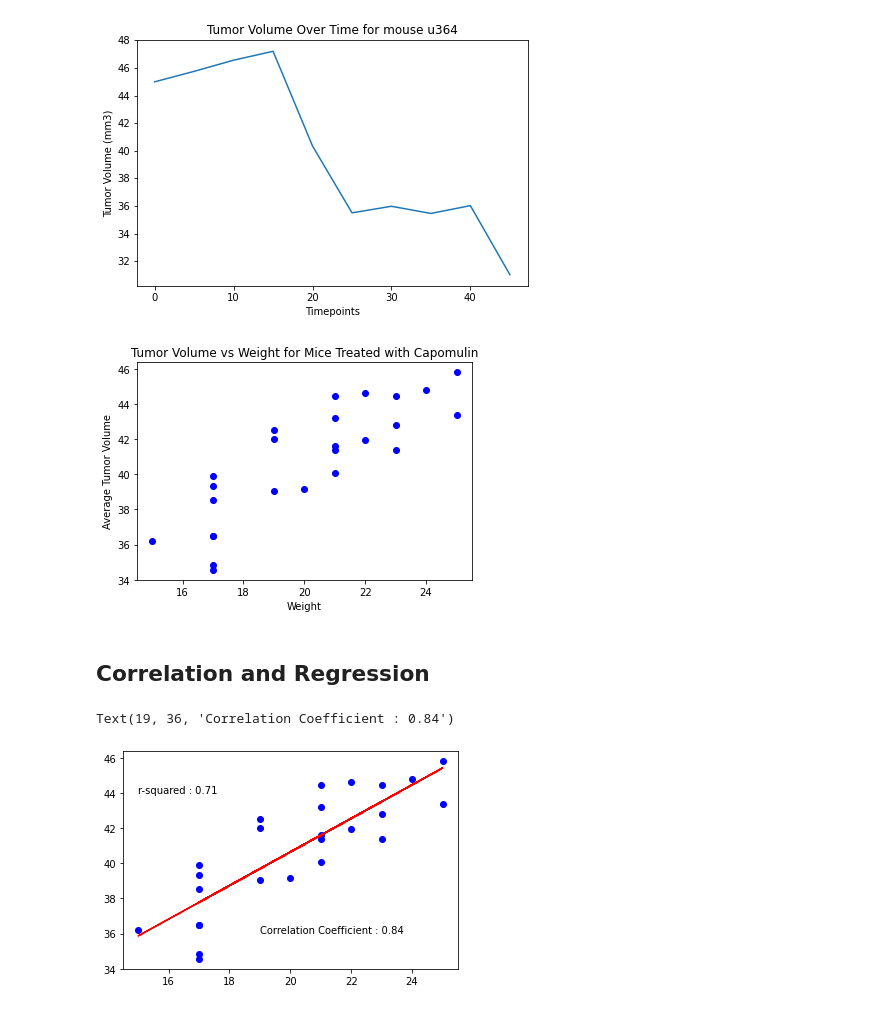
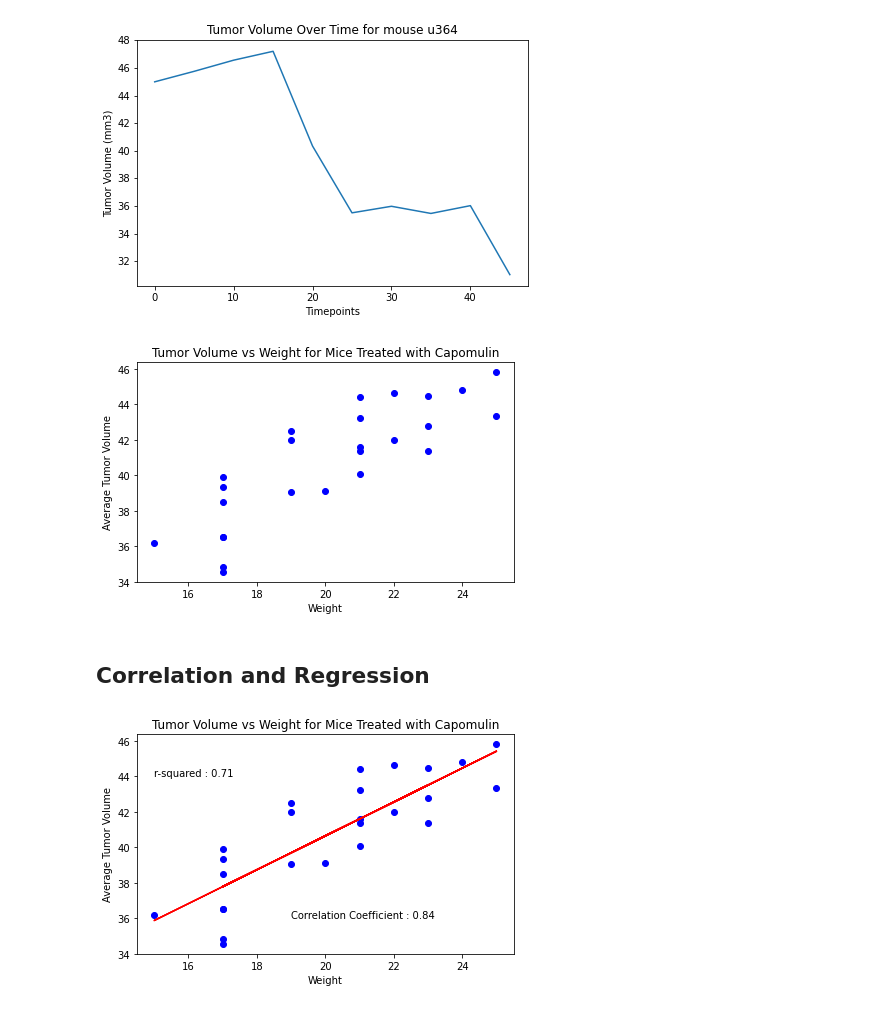
Before and after one commit to Shayoconnell7/pymaceuticals_challenge, a Jupyter notebook: pymaceuticals_challenge.ipynb, the cells around one changed output. Drawn from its saved outputs; the diff is of its cells as text; code cells hidden in the pictures.

Commit message:
cleaned up linear regression plot

```diff
--- a/pymaceuticals_challenge.ipynb
+++ b/pymaceuticals_challenge.ipynb
@@ -366,11 +366,12 @@ mouse_weight = just_capomulin.groupby(["Mouse ID"])["Weight (g)"].mean()
 # %%
 plt.scatter(mouse_weight, avg_tumor_vol, marker='o', facecolors='blue')
 plt.xlabel("Weight")
 plt.ylabel("Average Tumor Volume")
 plt.title("Tumor Volume vs Weight for Mice Treated with Capomulin")
+plt.tight_layout()
 plt.show()
 # %% [output]
-[figure, old version]
+[figure, new version]
 # %% [markdown]
 ## Correlation and Regression
 # %%
@@ -379,15 +380,20 @@ plt.show()
 
 (slope, intercept, rvalue, pvalue, stderr) = linregress(mouse_weight,avg_tumor_vol)
 regress_values = mouse_weight * slope + intercept
-line_eq = "y = " + str(round(slope,2)) + "x + " + str(round(intercept,2))
+#line_eq = "y = " + str(round(slope,2)) + "x + " + str(round(intercept,2))
+
 plt.scatter(mouse_weight, avg_tumor_vol, marker='o', facecolors='blue')
 plt.plot(mouse_weight,regress_values,"r-")
+
 rsquared = f"r-squared : {(round(rvalue**2,2))}"
 cc = f"Correlation Coefficient : {round(st.pearsonr(mouse_weight,avg_tumor_vol)[0],2)}"
 plt.annotate(rsquared, (15, 44))
 plt.annotate(cc, (19, 36))
-
+plt.xlabel("Weight")
+plt.ylabel("Average Tumor Volume")
+plt.title("Tumor Volume vs Weight for Mice Treated with Capomulin")
+plt.tight_layout()
+plt.show()
 #plt.annotate(line_eq,(6,10),fontsize=15,color="red")
 # %% [output]
-Text(19, 36, 'Correlation Coefficient : 0.84')
-[figure, old version]
+[figure, new version]
```
Also changed, not shown: 1 other file.
